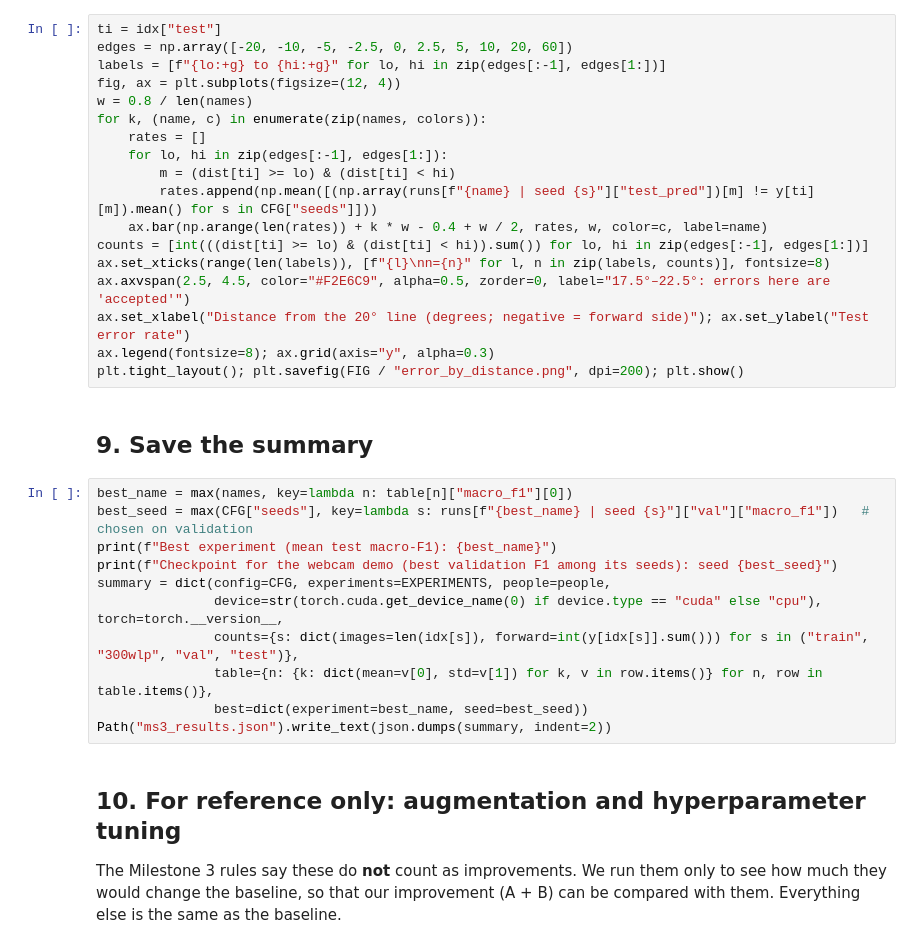
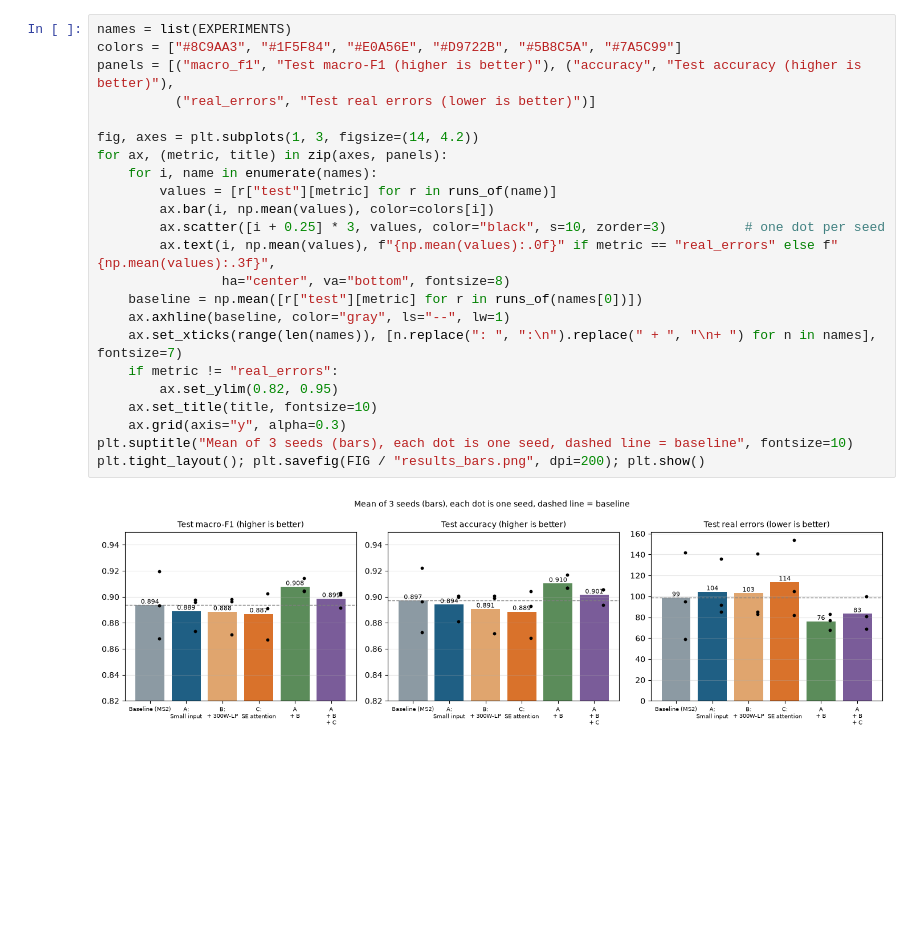
Before and after one commit to AliAbuelkheir/lookaway-guard, a Jupyter notebook: MS3/ms3_improvements.ipynb, the cells around one changed output. Saved outputs shown, nothing was run; the diff lists cells and outputs as text; blank space fills up the shorter version.

```diff
--- a/MS3/ms3_improvements.ipynb
+++ b/MS3/ms3_improvements.ipynb
@@ -392,35 +491,25 @@ Test error rate by distance from the 20° line, averaged over the 3 seeds: basel
-# %%
-ti = idx["test"]
-edges = np.array([-20, -10, -5, -2.5, 0, 2.5, 5, 10, 20, 60])
-labels = [f"{lo:+g} to {hi:+g}" for lo, hi in zip(edges[:-1], edges[1:])]
-fig, ax = plt.subplots(figsize=(12, 4))
-w = 0.8 / len(names)
-for k, (name, c) in enumerate(zip(names, colors)):
-    rates = []
-    for lo, hi in zip(edges[:-1], edges[1:]):
-        m = (dist[ti] >= lo) & (dist[ti] < hi)
-        rates.append(np.mean([(np.array(runs[f"{name} | seed {s}"]["test_pred"])[m] != y[ti][m]).mean() for s in CFG["seeds"]]))
-    ax.bar(np.arange(len(rates)) + k * w - 0.4 + w / 2, rates, w, color=c, label=name)
-counts = [int(((dist[ti] >= lo) & (dist[ti] < hi)).sum()) for lo, hi in zip(edges[:-1], edges[1:])]
-ax.set_xticks(range(len(labels)), [f"{l}\nn={n}" for l, n in zip(labels, counts)], fontsize=8)
-ax.axvspan(2.5, 4.5, color="#F2E6C9", alpha=0.5, zorder=0, label="17.5°–22.5°: errors here are 'accepted'")
-ax.set_xlabel("Distance from the 20° line (degrees; negative = forward side)"); ax.set_ylabel("Test error rate")
-ax.legend(fontsize=8); ax.grid(axis="y", alpha=0.3)
-plt.tight_layout(); plt.savefig(FIG / "error_by_distance.png", dpi=200); plt.show()
-# %% [markdown]
-## 9. Save the summary
-# %%
-best_name = max(names, key=lambda n: table[n]["macro_f1"][0])
-best_seed = max(CFG["seeds"], key=lambda s: runs[f"{best_name} | seed {s}"]["val"]["macro_f1"])   # chosen on validation
-print(f"Best experiment (mean test macro-F1): {best_name}")
-print(f"Checkpoint for the webcam demo (best validation F1 among its seeds): seed {best_seed}")
-summary = dict(config=CFG, experiments=EXPERIMENTS, people=people,
-               device=str(torch.cuda.get_device_name(0) if device.type == "cuda" else "cpu"), torch=torch.__version__,
-               counts={s: dict(images=len(idx[s]), forward=int(y[idx[s]].sum())) for s in ("train", "300wlp", "val", "test")},
-               table={n: {k: dict(mean=v[0], std=v[1]) for k, v in row.items()} for n, row in table.items()},
-               best=dict(experiment=best_name, seed=best_seed))
-Path("ms3_results.json").write_text(json.dumps(summary, indent=2))
-# %% [markdown]
-## 10. For reference only: augmentation and hyperparameter tuning
-The Milestone 3 rules say these do **not** count as improvements. We run them only to see how much they would change the baseline,
-so that our improvement (A + B) can be compared with them. Everything else is the same as the baseline.
+# %%
+names = list(EXPERIMENTS)
+colors = ["#8C9AA3", "#1F5F84", "#E0A56E", "#D9722B", "#5B8C5A", "#7A5C99"]
+panels = [("macro_f1", "Test macro-F1 (higher is better)"), ("accuracy", "Test accuracy (higher is better)"),
+          ("real_errors", "Test real errors (lower is better)")]
+
+fig, axes = plt.subplots(1, 3, figsize=(14, 4.2))
+for ax, (metric, title) in zip(axes, panels):
+    for i, name in enumerate(names):
+        values = [r["test"][metric] for r in runs_of(name)]
+        ax.bar(i, np.mean(values), color=colors[i])
+        ax.scatter([i + 0.25] * 3, values, color="black", s=10, zorder=3)          # one dot per seed
+        ax.text(i, np.mean(values), f"{np.mean(values):.0f}" if metric == "real_errors" else f"{np.mean(values):.3f}",
+                ha="center", va="bottom", fontsize=8)
+    baseline = np.mean([r["test"][metric] for r in runs_of(names[0])])
+    ax.axhline(baseline, color="gray", ls="--", lw=1)
+    ax.set_xticks(range(len(names)), [n.replace(": ", ":\n").replace(" + ", "\n+ ") for n in names], fontsize=7)
+    if metric != "real_errors":
+        ax.set_ylim(0.82, 0.95)
+    ax.set_title(title, fontsize=10)
+    ax.grid(axis="y", alpha=0.3)
+plt.suptitle("Mean of 3 seeds (bars), each dot is one seed, dashed line = baseline", fontsize=10)
+plt.tight_layout(); plt.savefig(FIG / "results_bars.png", dpi=200); plt.show()
+# %% [output]
+[figure, added]
```
Also changed, not shown: parts of 31 cells of this notebook, 37 other files.
